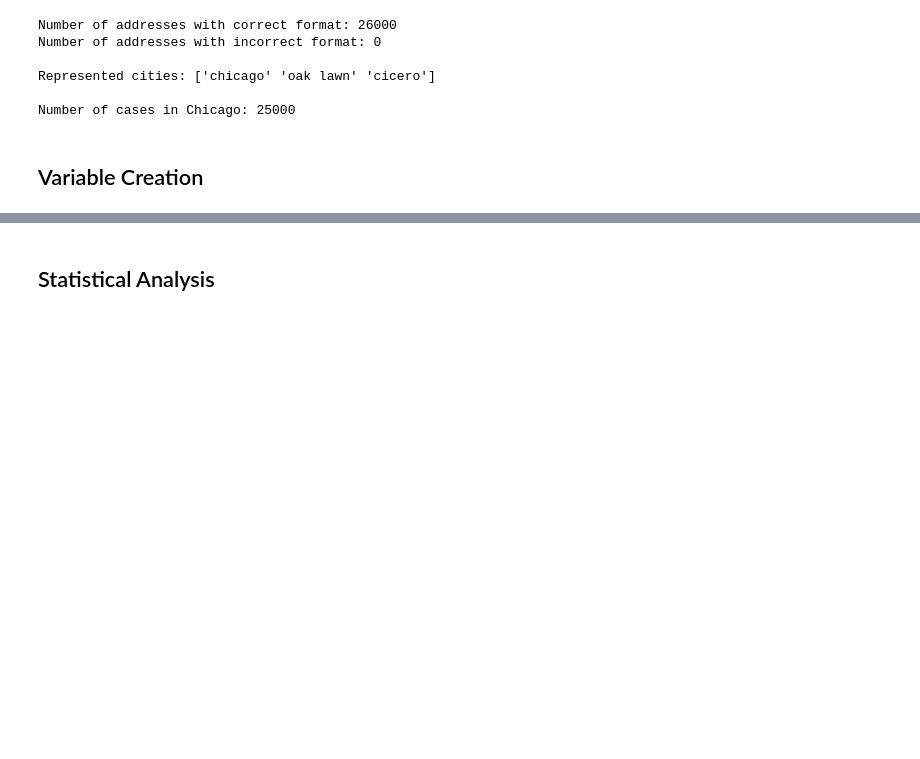
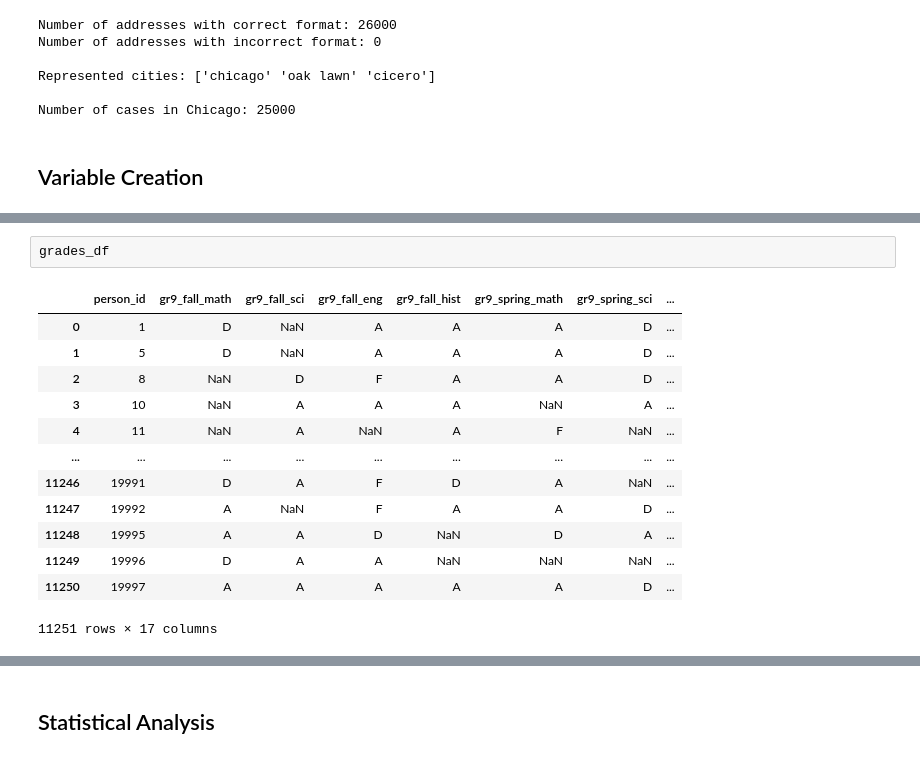
Before and after one commit to Will-Dinneen/Dinneen-DRI-DevLab-Assignment, a Jupyter notebook: PDRI-Data-Assignment.ipynb, the cells around one changed output, grey strips where cells are left out. Drawn from its saved outputs; the diff is of its cells as text; blank space fills up the shorter version.

```diff
--- a/PDRI-Data-Assignment.ipynb
+++ b/PDRI-Data-Assignment.ipynb
@@ -152,2 +172,18 @@ Number of cases in Chicago: 25000
+# %%
+grades_df
+# %% [output]
+|  | person_id | gr9_fall_math | gr9_fall_sci | gr9_fall_eng | gr9_fall_hist | gr9_spring_math | gr9_spring_sci | ... |
+| 0 | 1 | D | NaN | A | A | A | D | ... |
+| 1 | 5 | D | NaN | A | A | A | D | ... |
+| 2 | 8 | NaN | D | F | A | A | D | ... |
+| 3 | 10 | NaN | A | A | A | NaN | A | ... |
+| 4 | 11 | NaN | A | NaN | A | F | NaN | ... |
+| ... | ... | ... | ... | ... | ... | ... | ... | ... |
+| 11246 | 19991 | D | A | F | D | A | NaN | ... |
+| 11247 | 19992 | A | NaN | F | A | A | D | ... |
+| 11248 | 19995 | A | A | D | NaN | D | A | ... |
+| 11249 | 19996 | D | A | A | NaN | NaN | NaN | ... |
+| 11250 | 19997 | A | A | A | A | A | D | ... |
+11251 rows × 17 columns
 # %%
 # 2. Please construct measures for 9th and 10th grade GPA for this target population.
```
Also changed, not shown: parts of 11 cells of this notebook, 1 other file.
